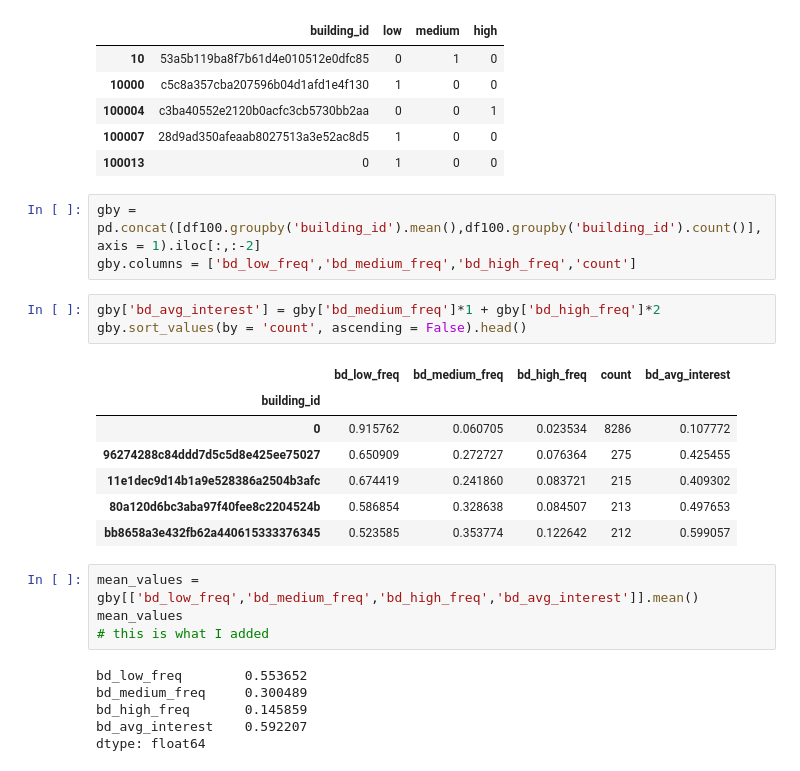
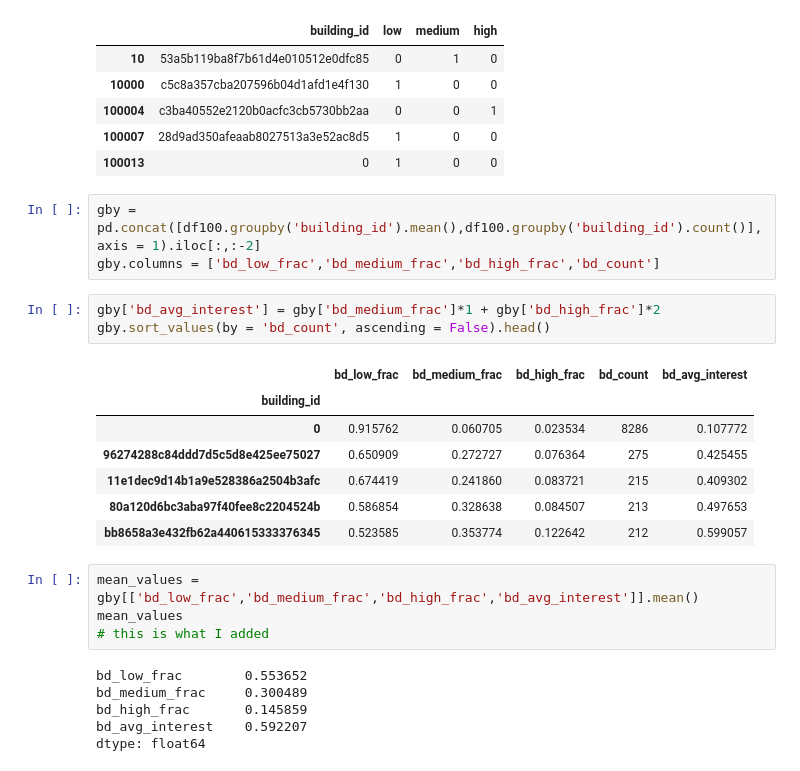
Before and after one commit to Ian-Dzindo01/Rental-Listing-Inquiries, a Jupyter notebook: Rent_listing_inqs.ipynb, the cells around one changed output. Drawn from its saved outputs; the diff is of its cells as text.

```diff
--- a/Rent_listing_inqs.ipynb
+++ b/Rent_listing_inqs.ipynb
@@ -160,12 +165,12 @@ df100.head()
 | 100013 | 0 | 1 | 0 | 0 |
 # %%
 gby = pd.concat([df100.groupby('building_id').mean(),df100.groupby('building_id').count()], axis = 1).iloc[:,:-2]
-gby.columns = ['bd_low_freq','bd_medium_freq','bd_high_freq','count']
+gby.columns = ['bd_low_frac','bd_medium_frac','bd_high_frac','bd_count']
 # %%
-gby['bd_avg_interest'] = gby['bd_medium_freq']*1 + gby['bd_high_freq']*2
-gby.sort_values(by = 'count', ascending = False).head()
+gby['bd_avg_interest'] = gby['bd_medium_frac']*1 + gby['bd_high_frac']*2
+gby.sort_values(by = 'bd_count', ascending = False).head()
 # %% [output]
-|  | bd_low_freq | bd_medium_freq | bd_high_freq | count | bd_avg_interest |
+|  | bd_low_frac | bd_medium_frac | bd_high_frac | bd_count | bd_avg_interest |
 | building_id |  |  |  |  |  |
 | 0 | 0.915762 | 0.060705 | 0.023534 | 8286 | 0.107772 |
 | 96274288c84ddd7d5c5d8e425ee75027 | 0.650909 | 0.272727 | 0.076364 | 275 | 0.425455 |
@@ -173,13 +178,13 @@ gby.sort_values(by = 'count', ascending = False).head()
 | 80a120d6bc3aba97f40fee8c2204524b | 0.586854 | 0.328638 | 0.084507 | 213 | 0.497653 |
 | bb8658a3e432fb62a440615333376345 | 0.523585 | 0.353774 | 0.122642 | 212 | 0.599057 |
 # %%
-mean_values = gby[['bd_low_freq','bd_medium_freq','bd_high_freq','bd_avg_interest']].mean()
+mean_values = gby[['bd_low_frac','bd_medium_frac','bd_high_frac','bd_avg_interest']].mean()
 mean_values
 # this is what I added
 # %% [output]
-bd_low_freq        0.553652
-bd_medium_freq     0.300489
-bd_high_freq       0.145859
+bd_low_frac        0.553652
+bd_medium_frac     0.300489
+bd_high_frac       0.145859
 bd_avg_interest    0.592207
 dtype: float64
 # %%
```
Also changed, not shown: parts of 37 cells of this notebook, 1 other file.
